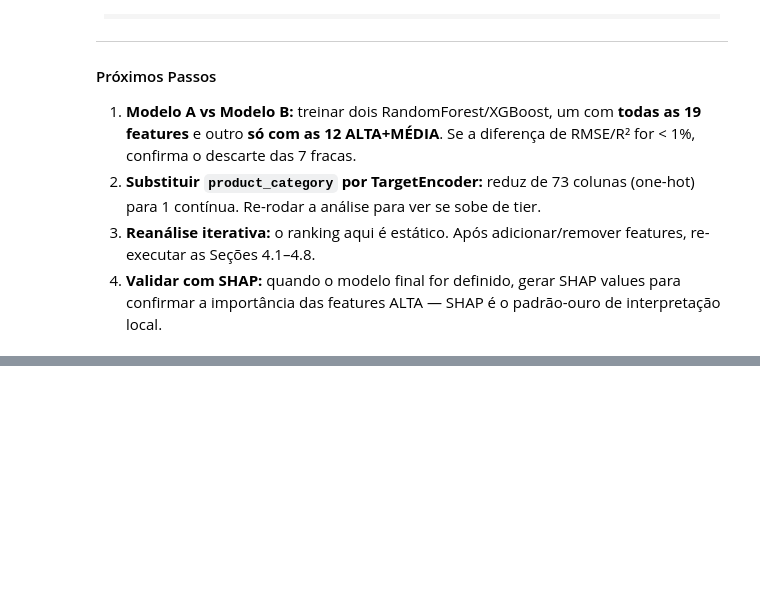
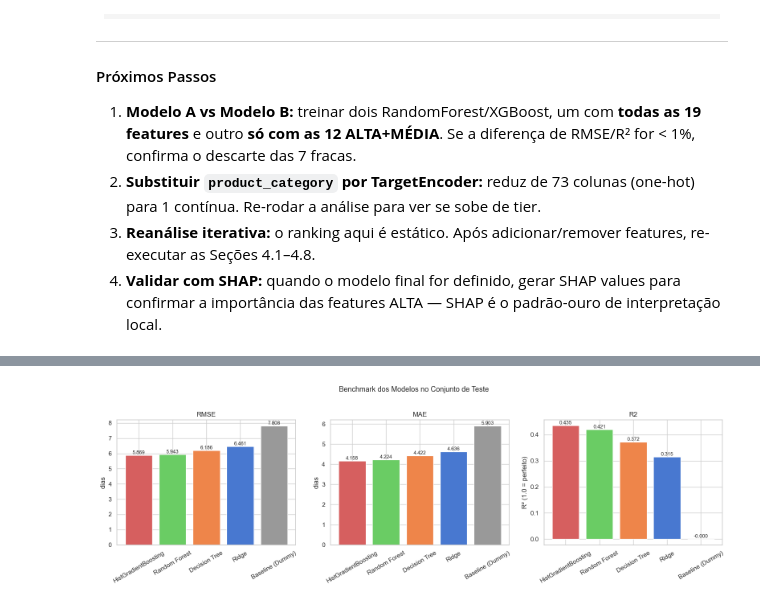
Before and after one commit to Overkillas/olist-delivery-time-prediction, a Jupyter notebook: olist_delivery_time_prediction.ipynb, the cells around one changed output, grey strips where cells are left out. Cells and saved outputs as stored; diff of their text form; code cells hidden in the pictures; blank space fills up the shorter version.

Commit message:
feat: complete ML pipeline with model training, tuning and evaluation

```diff
--- a/olist_delivery_time_prediction.ipynb
+++ b/olist_delivery_time_prediction.ipynb
@@ -1475,0 +1875,18 @@ A análise de correlação entre features identificou os seguintes pares candida
+# %%
+# === Seção 6.2 — Avaliação no Conjunto de Teste ===
+# Aplica todos os modelos no teste e monta a tabela de benchmark.
+
+modelos_avaliados = {
+    "Baseline (Dummy)":     pipe_dummy,
+    "Ridge":                best_ridge,
+    "Decision Tree":        best_tree,
+    "Random Forest":        best_rf,
+    "HistGradientBoosting": best_hgb,
+}
+
+bench_df = pd.DataFrame(
+    {nome: avaliar(m, X_test, y_test) for nome, m in modelos_avaliados.items()}
+).T.sort_values("RMSE")
+
+print("Benchmark no conjunto de teste (ordenado por RMSE):")
+print(bench_df.round(4).to_string())
@@ -1475,0 +1901,29 @@ A análise de correlação entre features identificou os seguintes pares candida
+# %%
+# === Seção 6.3 — Visualização do Benchmark ===
+# Três barras lado a lado, uma por métrica. Mesma cor por modelo nas três para
+# permitir rastreio visual entre subplots.
+
+cores = {
+    "Baseline (Dummy)":     "#999999",
+    "Ridge":                "#4878D0",
+    "Decision Tree":        "#EE854A",
+    "Random Forest":        "#6ACC64",
+    "HistGradientBoosting": "#D65F5F",
+}
+
+fig, axes = plt.subplots(1, 3, figsize=(16, 5))
+for ax, metrica in zip(axes, ["RMSE", "MAE", "R2"]):
+    cores_lista = [cores[m] for m in bench_df.index]
+    ax.bar(bench_df.index, bench_df[metrica], color=cores_lista)
+    ax.set_title(metrica)
+    ax.tick_params(axis="x", rotation=30)
+    for i, v in enumerate(bench_df[metrica]):
+        ax.text(i, v, f"{v:.3f}", ha="center", va="bottom", fontsize=9)
+axes[0].set_ylabel("dias")
+axes[1].set_ylabel("dias")
+axes[2].set_ylabel("R² (1.0 = perfeito)")
+plt.suptitle("Benchmark dos Modelos no Conjunto de Teste", y=1.02, fontsize=13)
+plt.tight_layout()
+plt.show()
+# %% [output]
+[figure, added]
```
Also changed, not shown: parts of 28 cells of this notebook, 2 other files.
